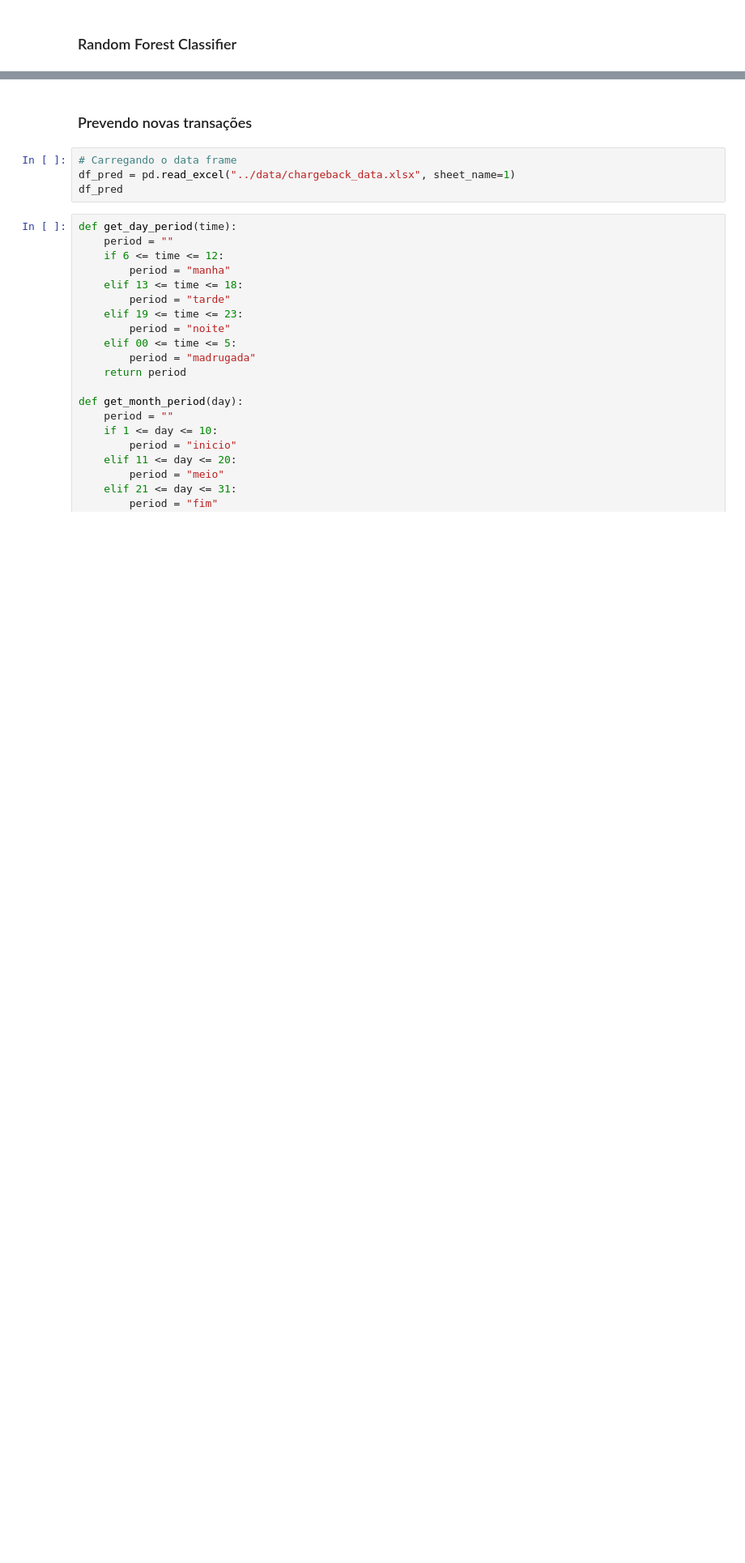
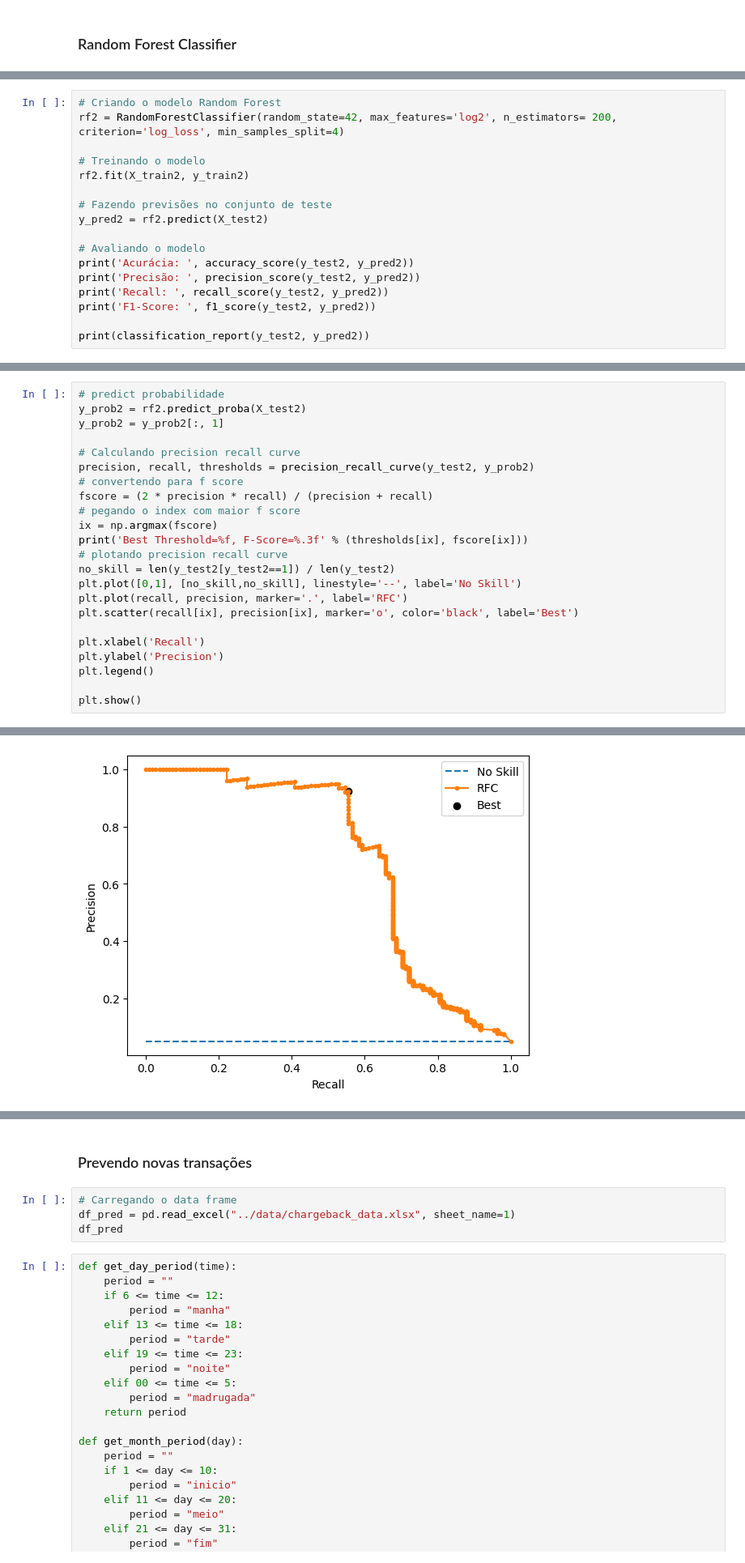
Before and after one commit to TgoPedrosa/chargeback-fraude, a Jupyter notebook: notebooks/Predictive analytics.ipynb, the cells around one changed output, grey strips where cells are left out. Shown at 81% size. Drawn from its saved outputs; the diff is of its cells as text; blank space fills up the shorter version.

```diff
--- a/notebooks/Predictive analytics.ipynb
+++ b/notebooks/Predictive analytics.ipynb
@@ -236,0 +287,17 @@ fig.tight_layout()
+# %%
+# Criando o modelo Random Forest
+rf2 = RandomForestClassifier(random_state=42, max_features='log2', n_estimators= 200, criterion='log_loss', min_samples_split=4)
+
+# Treinando o modelo
+rf2.fit(X_train2, y_train2)
+
+# Fazendo previsões no conjunto de teste
+y_pred2 = rf2.predict(X_test2)
+
+# Avaliando o modelo
+print('Acurácia: ', accuracy_score(y_test2, y_pred2))
+print('Precisão: ', precision_score(y_test2, y_pred2))
+print('Recall: ', recall_score(y_test2, y_pred2))
+print('F1-Score: ', f1_score(y_test2, y_pred2))
+
+print(classification_report(y_test2, y_pred2))
@@ -236,0 +317,24 @@ fig.tight_layout()
+# %%
+# predict probabilidade
+y_prob2 = rf2.predict_proba(X_test2)
+y_prob2 = y_prob2[:, 1]
+
+# Calculando precision recall curve
+precision, recall, thresholds = precision_recall_curve(y_test2, y_prob2)
+# convertendo para f score
+fscore = (2 * precision * recall) / (precision + recall)
+# pegando o index com maior f score
+ix = np.argmax(fscore)
+print('Best Threshold=%f, F-Score=%.3f' % (thresholds[ix], fscore[ix]))
+# plotando precision recall curve
+no_skill = len(y_test2[y_test2==1]) / len(y_test2)
+plt.plot([0,1], [no_skill,no_skill], linestyle='--', label='No Skill')
+plt.plot(recall, precision, marker='.', label='RFC')
+plt.scatter(recall[ix], precision[ix], marker='o', color='black', label='Best')
+
+plt.xlabel('Recall')
+plt.ylabel('Precision')
+plt.legend()
+
+plt.show()
+# %% [output]
@@ -236,0 +342 @@ fig.tight_layout()
+[figure, added]
```
Also changed, not shown: parts of 27 cells of this notebook.
